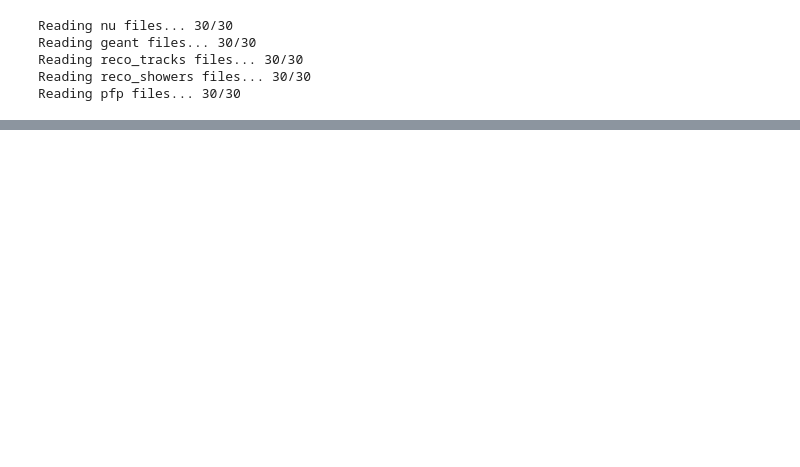
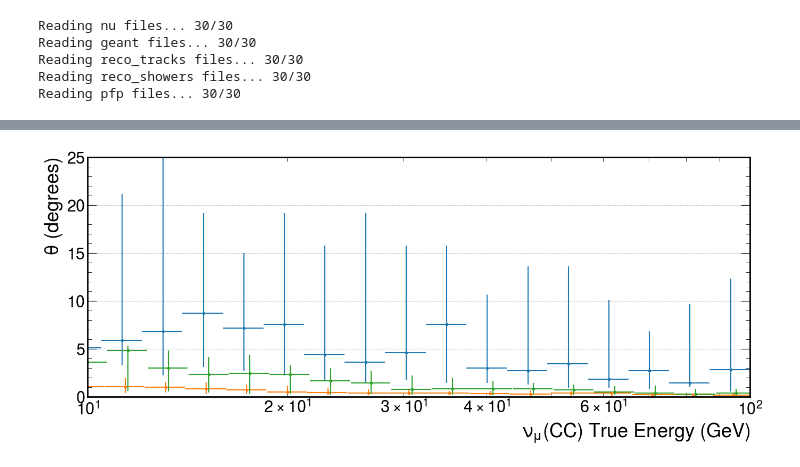
Before and after one commit to hvsouza/apc_atmo_repo, a Jupyter notebook: personal/Henrique/Analysis/atmo_50k_AV_2.5_random/angle_analysis_mc.ipynb, the cells around one changed output, grey strips where cells are left out. Saved outputs shown, nothing was run; the diff lists cells and outputs as text; code cells hidden in the pictures; blank space fills up the shorter version.

```diff
--- a/personal/Henrique/Analysis/atmo_50k_AV_2.5_random/angle_analysis_mc.ipynb
+++ b/personal/Henrique/Analysis/atmo_50k_AV_2.5_random/angle_analysis_mc.ipynb
@@ -283,0 +358,54 @@ b[0]
+# %%
+
+def plot_angle_vs_energy_cred(df:pl.DataFrame, binsx, binsy, angle_var, fmt, offset=0, **kwargs):
+    global zoom
+    if zoom:
+        fontsize=26
+    else:
+        fontsize=16
+    from scipy.stats import binned_statistic_2d
+
+    H, edgex, edgey, binnumber = binned_statistic_2d(df['enu_truth'], df[angle_var],None,'count', bins=(binsx,binsy))
+    edxwidth = (edgex[1:]-edgex[:-1])/2
+    edywidth = (edgey[1:]-edgey[:-1])/2
+    edxcenter = edgex[:-1] + edxwidth
+    edycenter = edgey[:-1] + edywidth
+    if 'label' in kwargs:
+        label = kwargs.pop('label')
+    else:
+        label = ""
+    for i in range(len(H)):
+        if max(H[i,:]) > 1:
+            hist_cred =  get1Dcred(H[i,:], 0.68)
+            min_cred = 0
+            max_cred = 0
+            mode_cred = 0
+            if len(hist_cred)!=0:
+                min_cred = edycenter[min(hist_cred)]
+                max_cred = edycenter[max(hist_cred)]
+                mode_cred = edycenter[hist_cred[0]]
+
+            plt.errorbar(edxcenter[i]+edxcenter[i]*offset, mode_cred, xerr=edxwidth[i], yerr=[ [mode_cred-min_cred], [max_cred-mode_cred] ], fmt=fmt, **kwargs)
+        else:
+            pass
+
+    plt.xlabel(r'$\nu_\mu$(CC) True Energy (GeV)', fontsize=fontsize)
+    plt.ylabel(r'$\theta$ (degrees)', fontsize=fontsize)
+    plt.xscale('log')
+    plt.ylim(0,180)
+    if zoom:
+        plt.ylim(0,25)
+        plt.xlim(10,100)
+        plt.tick_params(which='both',labelsize=fontsize-4)
+zoom=True
+plot_angle_vs_energy_cred(q, binsx, binsy, 'angle_diff', fmt='.', color='C0', offset=0)# capsize=5, capthick=2)
+plot_angle_vs_energy_cred(q_all, binsx, binsy, 'angle_diff_t', fmt='.', color='C1',offset=0.01)# capsize=5, capthick=2)
+plot_angle_vs_energy_cred(q_all, binsx, binsy, 'angle_diff_s', fmt='.', color='C2',offset=0.02)# capsize=5, capthick=2)
+custom_label = [
+    plt.Line2D([0],[0], marker="+", c='C0', label=r'Using $\mu$ only'),
+    plt.Line2D([0],[0], marker="+", c='C1', label=r'Using all particles'),
+    plt.Line2D([0],[0], marker="+", c='C2', label=r'Not using neutrons'),
+    ]
+# plt.legend(frameon=True, handles=custom_label)
+# %% [output]
+[figure, added]
```
Also changed, not shown: parts of 9 cells of this notebook, 6 other files.
